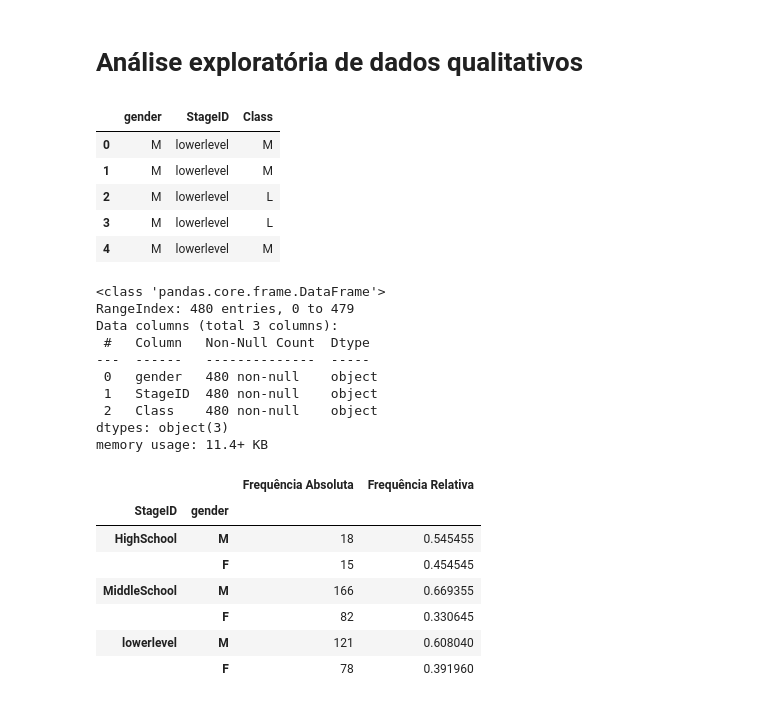
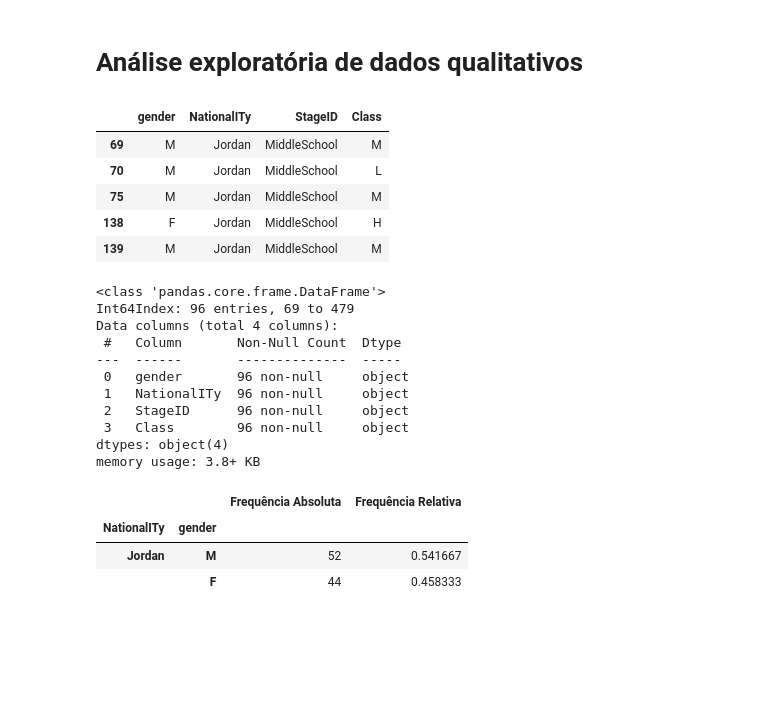
Before and after one commit to Joaonorr/Pesquisa-Estatistica-Aplicada, a Jupyter notebook: notebooks/02-exploratory_data_analysis.ipynb, the cells around one changed output. Drawn from its saved outputs; the diff is of its cells as text; code cells hidden in the pictures; blank space fills up the shorter version.

```diff
--- a/notebooks/02-exploratory_data_analysis.ipynb
+++ b/notebooks/02-exploratory_data_analysis.ipynb
@@ -10,52 +11,54 @@ import seaborn as sns
 caminho = '../data/raw/archive/xAPI-Edu-Data.csv'
 
 # especificando as colunas de interesse para este estudo
-coluna = ['gender', 'StageID', 'Class']
+coluna = ['gender', 'StageID', 'NationalITy', 'Class']
 # %%
-# lendo o arquivo csv somente com a coluna 'raisedhands'
+# lendo o arquivo csv
 df = pd.read_csv(caminho, usecols=coluna)
+df = df.query('NationalITy == "Jordan" and StageID == "MiddleSchool"')
 
 # exibindo os cincos primeiros registros da tabela
 df.head(5)
 # %% [output]
-|  | gender | StageID | Class |
-| 0 | M | lowerlevel | M |
-| 1 | M | lowerlevel | M |
-| 2 | M | lowerlevel | L |
-| 3 | M | lowerlevel | L |
-| 4 | M | lowerlevel | M |
+|  | gender | NationalITy | StageID | Class |
+| 69 | M | Jordan | MiddleSchool | M |
+| 70 | M | Jordan | MiddleSchool | L |
+| 75 | M | Jordan | MiddleSchool | M |
+| 138 | F | Jordan | MiddleSchool | H |
+| 139 | M | Jordan | MiddleSchool | M |
 # %%
 # exibindo algunas informações sobre o nosso conjunto de dados
 df.info()
 # %% [output]
 <class 'pandas.core.frame.DataFrame'>
-RangeIndex: 480 entries, 0 to 479
-Data columns (total 3 columns):
- #   Column   Non-Null Count  Dtype
----  ------   --------------  -----
- 0   gender   480 non-null    object
- 1   StageID  480 non-null    object
- 2   Class    480 non-null    object
-dtypes: object(3)
-memory usage: 11.4+ KB
+Int64Index: 96 entries, 69 to 479
+Data columns (total 4 columns):
+ #   Column       Non-Null Count  Dtype
+---  ------       --------------  -----
+ 0   gender       96 non-null     object
+ 1   NationalITy  96 non-null     object
+ 2   StageID      96 non-null     object
+ 3   Class        96 non-null     object
+dtypes: object(4)
+memory usage: 3.8+ KB
 # %%
-frequencia_absoluta = df.groupby('StageID')['gender'].value_counts()
+# calculbando a frequência absoluta
+frequencia_absoluta = df.groupby('NationalITy')['gender'].value_counts()
 
-frequencia_relativa = df.groupby('StageID')['gender'].value_counts(normalize=True)
+# calculbando a frequência relativa
+frequencia_relativa = df.groupby('NationalITy')['gender'].value_counts(normalize=True)
 
+# Criando a tabela com as frequências
 tabela_frequencia = pd.DataFrame({
     'Frequência Absoluta': frequencia_absoluta,
     'Frequência Relativa': frequencia_relativa
 })
 
+# Mostrando a tabela de frequências para análise e escolha dos grupos para a pesquisa
 tabela_frequencia
 # %% [output]
 |  |  | Frequência Absoluta | Frequência Relativa |
-| StageID | gender |  |  |
-| HighSchool | M | 18 | 0.545455 |
-|  | F | 15 | 0.454545 |
-| MiddleSchool | M | 166 | 0.669355 |
-|  | F | 82 | 0.330645 |
-| lowerlevel | M | 121 | 0.608040 |
-|  | F | 78 | 0.391960 |
+| NationalITy | gender |  |  |
+| Jordan | M | 52 | 0.541667 |
+|  | F | 44 | 0.458333 |
 # %%
```
Also changed, not shown: parts of 5 cells of this notebook.
